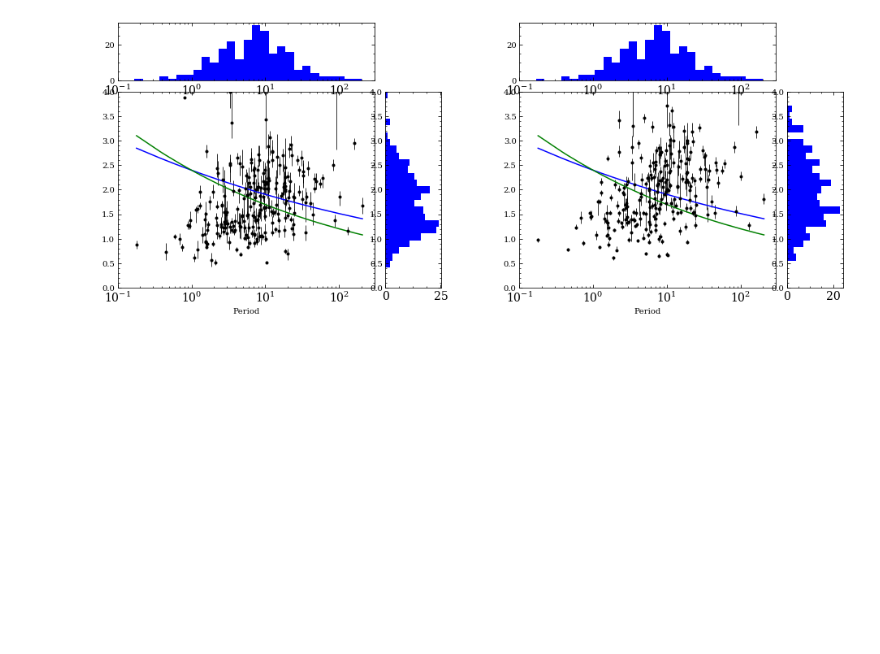
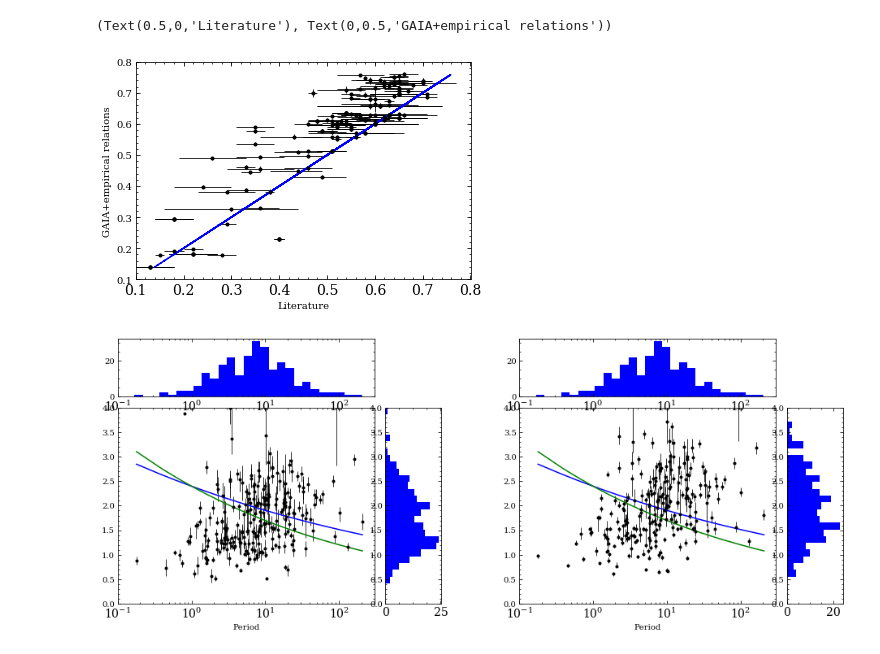
Before and after one commit to r-cloutier/mdwarfparams, a Jupyter notebook: data_playground.ipynb, the cells around one changed output. Cells and saved outputs as stored; diff of their text form; code cells hidden in the pictures; blank space fills up the shorter version.

```diff
--- a/data_playground.ipynb
+++ b/data_playground.ipynb
@@ -9,3 +43,10 @@ self = loadpickle('input_data/GAIAMdwarfs_fullerrors_extraparams')
+# %%
+plt.errorbar(self.MsN, self.MsG, xerr=[self.lMsN,self.uMsN], yerr=[self.eMsG,self.eMsG], fmt='k.',
+             elinewidth=.8), plt.plot(self.MsG, self.MsG, 'b--'), plt.xlim((.1,.8)), plt.ylim((.1,.8))
+plt.xlabel('Literature'), plt.ylabel('GAIA+empirical relations')
+# %% [output]
+(Text(0.5,0,'Literature'), Text(0,0.5,'GAIA+empirical relations'))
+[figure, added]
 # %%
 plt.figure(figsize=(16,6)), plt.subplot(121)
 gs = gridspec.GridSpec(4,11)
```
Also changed, not shown: parts of 3 cells of this notebook, 3 other files.
